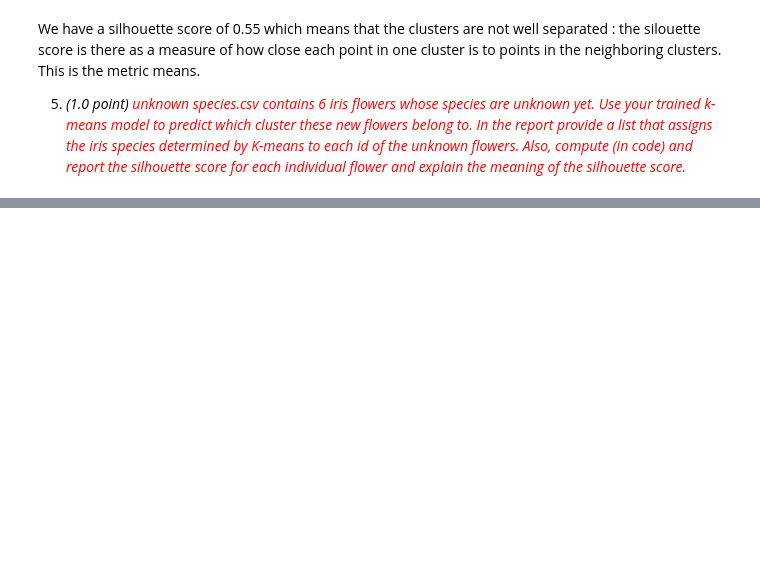
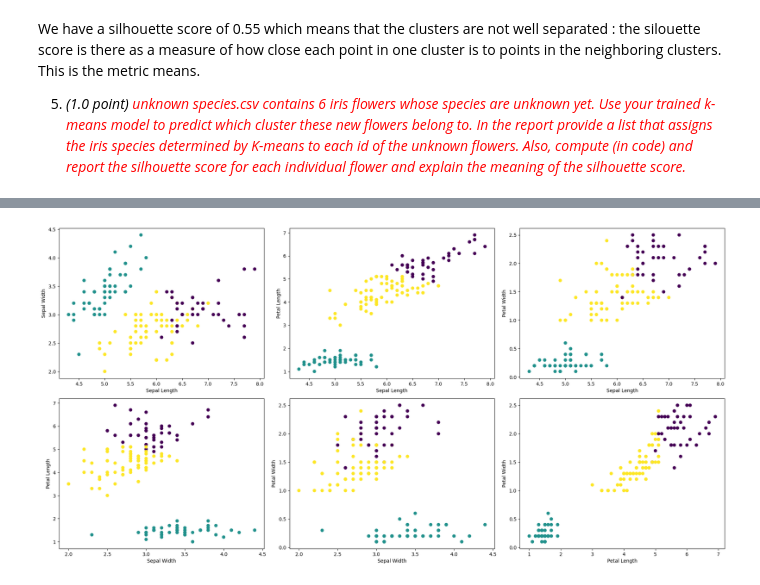
Before and after one commit to umutucak/introML, a Jupyter notebook: assignment1/task_C.ipynb, the cells around one changed output, grey strips where cells are left out. Drawn from its saved outputs; the diff is of its cells as text; code cells hidden in the pictures; blank space fills up the shorter version.

```diff
--- a/assignment1/task_C.ipynb
+++ b/assignment1/task_C.ipynb
@@ -87,6 +111,9 @@ def get_accuracy(y_pred, y_true):
             n_correct += 1
     # Return the accuracy
     return n_correct / len(y_pred)
+
+# Get the predictions
+y_pred = kmeans.predict(X)
 
 # Get the accuracy
 accuracy = get_accuracy(y_pred, y)
@@ -167,0 +202,80 @@ plot_iris(X_unknown, y_unknown_pred, "Unknown species clustering")
+# %%
+# Implementation of the (naïve) k-means algorithm from scratch.
+
+import numpy as np
+import csv
+
+def kmeansModel(X, k, max_iter=100):
+    # Initialize centroids randomly
+    centroids = X[np.random.choice(X.shape[0], k, replace=False)]
+
+    for i in range(max_iter):
+        # Assign each point to the closest centroid
+        distances = np.sqrt(((X - centroids[:, np.newaxis])**2).sum(axis=2))
+        labels = np.argmin(distances, axis=0)
+
+        # Update centroids to be the mean of the points assigned to them
+        for j in range(k):
+            centroids[j] = X[labels == j].mean(axis=0)
+
+    return labels, centroids
+
+# Load the iris dataset.
+iris = open("iris.csv")
+iris = csv.reader(iris)
+iris = np.array(list(iris))
+
+# Get the data.
+X = iris[1:, 0:4]
+# Get the labels.
+y = iris[1:, 4]
+
+# Convert the data to float.
+X = X.astype(float)
+
+# Get the predictions.
+y_pred, centroids = kmeansModel(X, 3)
+
+# Plotting the data
+plt.figure(figsize=(20, 10))
+plt.subplot(2, 3, 1)
+plt.scatter(X[:, 0], X[:, 1], c=y_pred)
+plt.xlabel('Sepal Length')
+plt.ylabel('Sepal Width')
+plt.subplot(2, 3, 2)
+plt.scatter(X[:, 0], X[:, 2], c=y_pred)
+plt.xlabel('Sepal Length')
+plt.ylabel('Petal Length')
+plt.subplot(2, 3, 3)
+plt.scatter(X[:, 0], X[:, 3], c=y_pred)
+plt.xlabel('Sepal Length')
+plt.ylabel('Petal Width')
+plt.subplot(2, 3, 4)
+plt.scatter(X[:, 1], X[:, 2], c=y_pred)
+plt.xlabel('Sepal Width')
+plt.ylabel('Petal Length')
+plt.subplot(2, 3, 5)
+plt.scatter(X[:, 1], X[:, 3], c=y_pred)
+plt.xlabel('Sepal Width')
+plt.ylabel('Petal Width')
+plt.subplot(2, 3, 6)
+plt.scatter(X[:, 2], X[:, 3], c=y_pred)
+plt.xlabel('Petal Length')
+plt.ylabel('Petal Width')
+plt.tight_layout()
+plt.show()
+
+# Get the accuracy.
+accuracy = get_accuracy(y_pred, y)
+
+# Print the accuracy.
+print("Accuracy: {:.2f}".format(accuracy))
+
+# Get the confusion matrix.
+confusion_matrix = get_confusion_matrix(y_pred, y)
+
+# Print the confusion matrix.
+print("Confusion matrix:")
+print(confusion_matrix)
+# %% [output]
+[figure, added]
```
Also changed, not shown: parts of 10 cells of this notebook.
